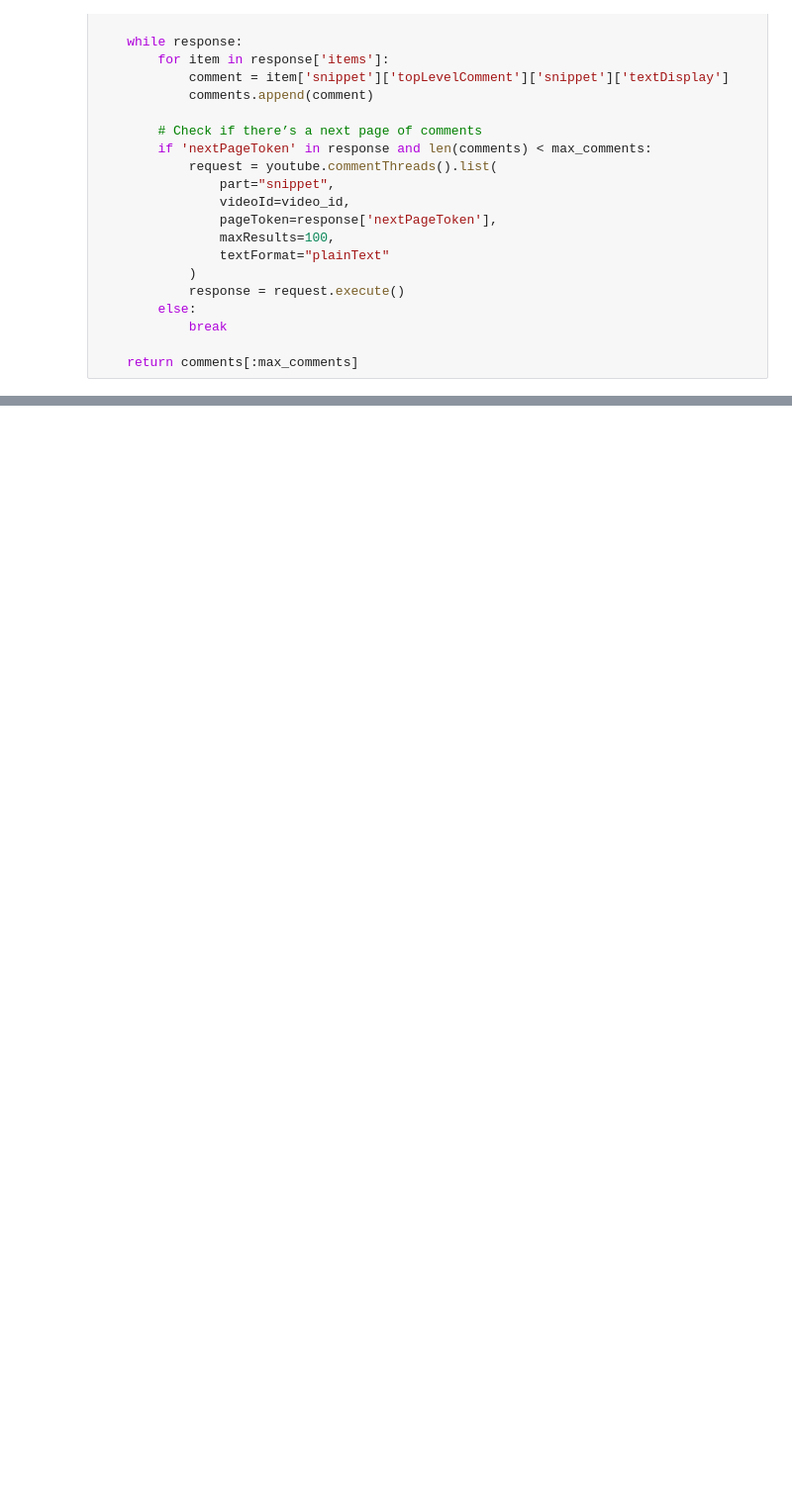
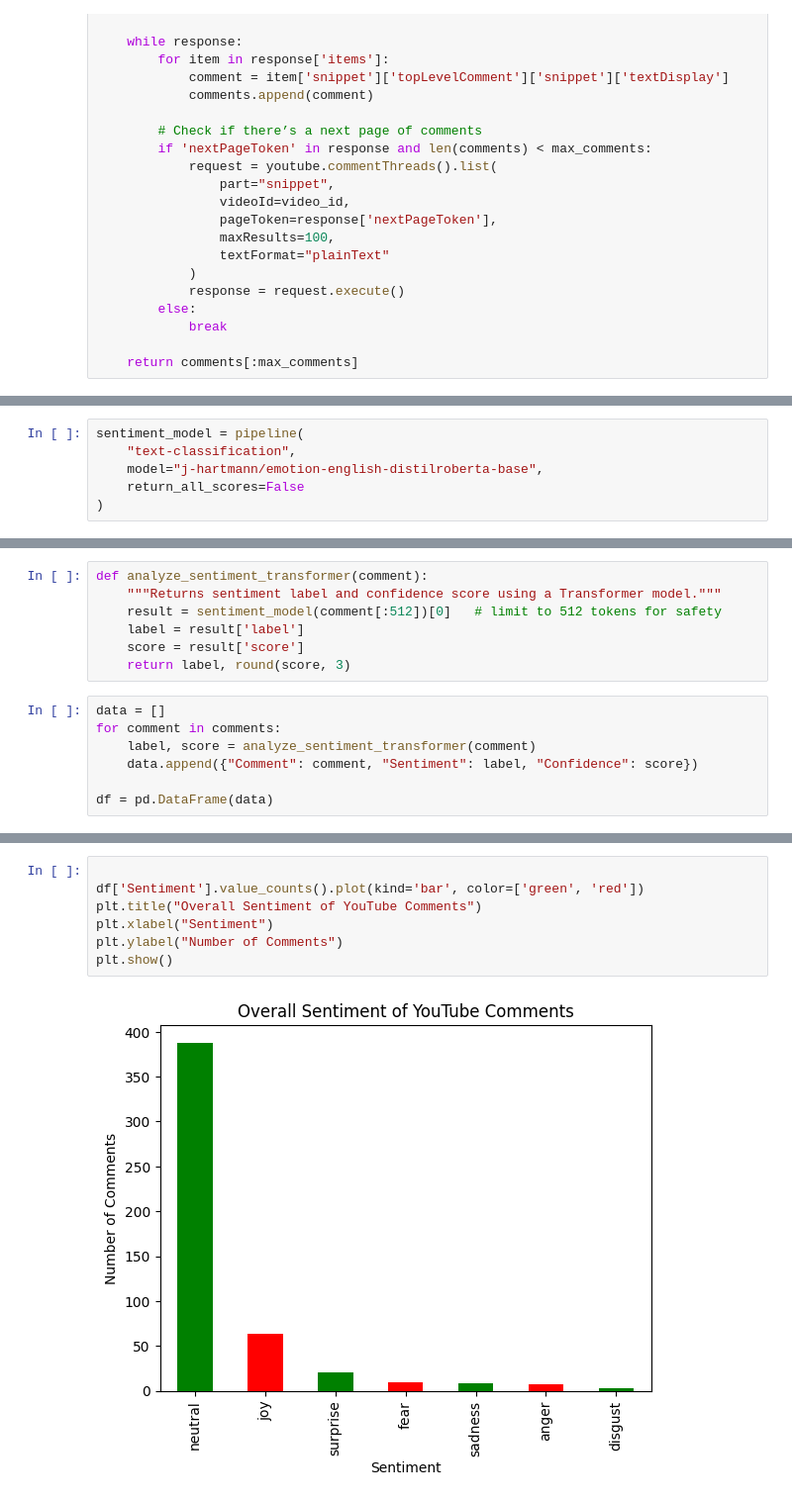
Before and after one commit to Tushar-R-09/yt-comment-analyzer, a Jupyter notebook: youtube_scraper.ipynb, the cells around one changed output, grey strips where cells are left out. Shown at 99% size. Saved outputs shown, nothing was run; the diff lists cells and outputs as text; blank space fills up the shorter version.

```diff
--- a/youtube_scraper.ipynb
+++ b/youtube_scraper.ipynb
@@ -79,0 +139,6 @@ Jisko jisko lagata hai wo like karo
+# %%
+sentiment_model = pipeline(
+    "text-classification",
+    model="j-hartmann/emotion-english-distilroberta-base",
+    return_all_scores=False
+)
@@ -79,0 +147,14 @@ Jisko jisko lagata hai wo like karo
+# %%
+def analyze_sentiment_transformer(comment):
+    """Returns sentiment label and confidence score using a Transformer model."""
+    result = sentiment_model(comment[:512])[0]   # limit to 512 tokens for safety
+    label = result['label']
+    score = result['score']
+    return label, round(score, 3)
+# %%
+data = []
+for comment in comments:
+    label, score = analyze_sentiment_transformer(comment)
+    data.append({"Comment": comment, "Sentiment": label, "Confidence": score})
+
+df = pd.DataFrame(data)
@@ -79,0 +170,9 @@ Jisko jisko lagata hai wo like karo
+# %%
+
+df['Sentiment'].value_counts().plot(kind='bar', color=['green', 'red'])
+plt.title("Overall Sentiment of YouTube Comments")
+plt.xlabel("Sentiment")
+plt.ylabel("Number of Comments")
+plt.show()
+# %% [output]
+[figure, added]
```
Also changed, not shown: parts of 10 cells of this notebook, 2 other files.
